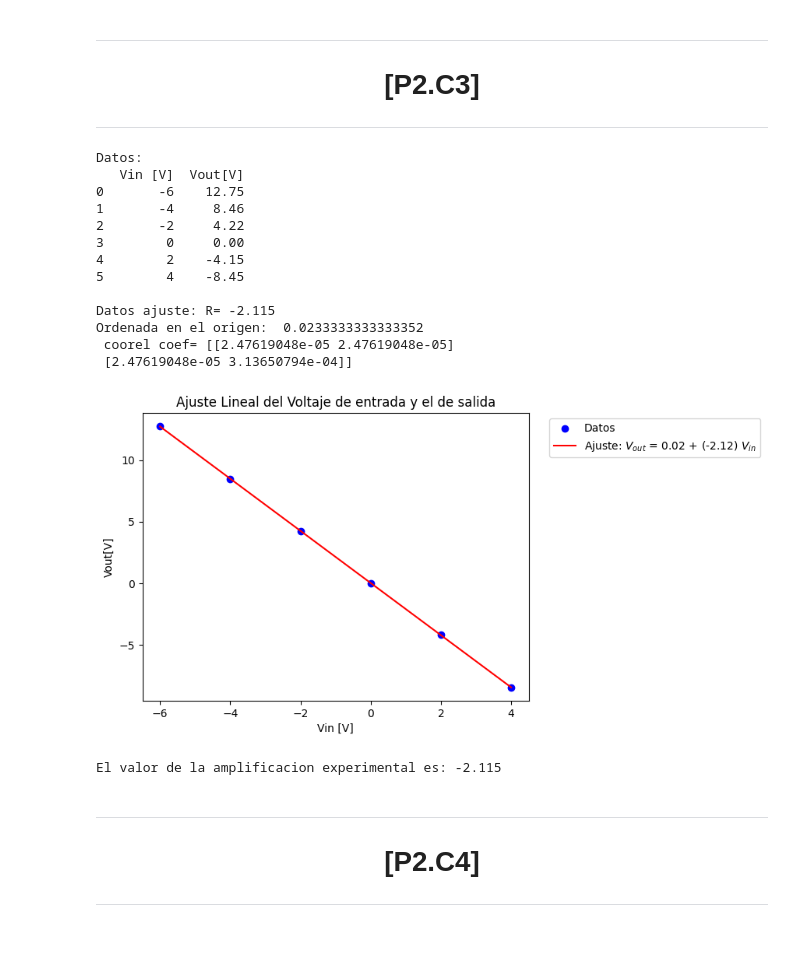
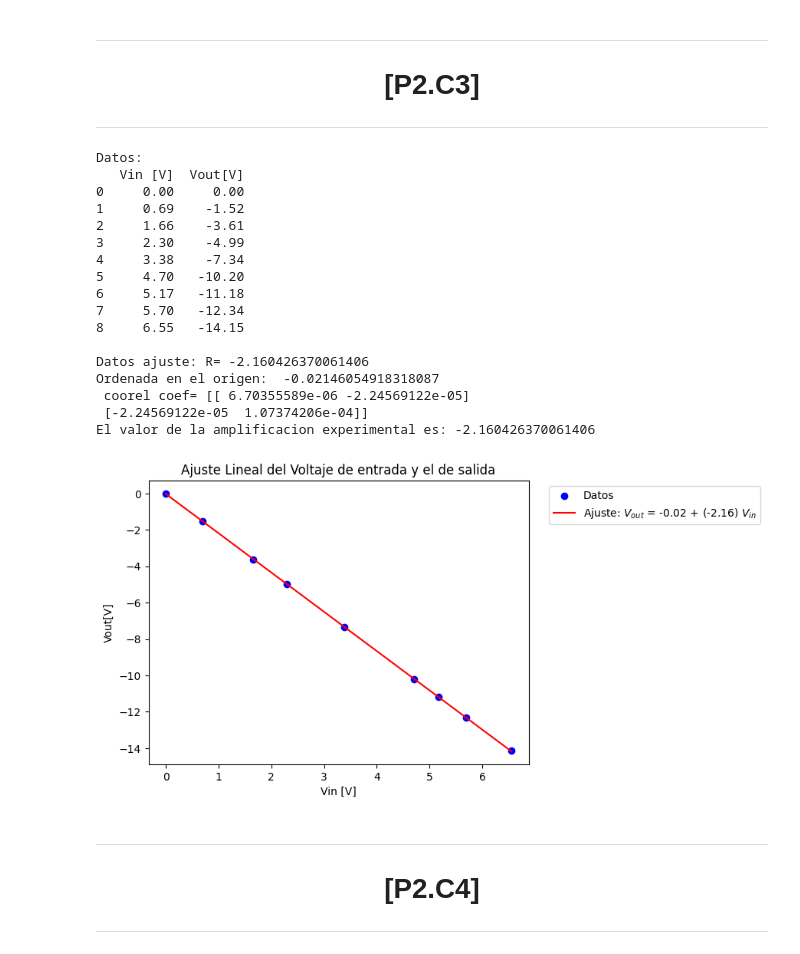
Before and after one commit to WetZap/Practicas-Circuitos, a Jupyter notebook: Practicas/Sesion 2/SegundaSesion.ipynb, the cells around one changed output. Saved outputs shown, nothing was run; the diff lists cells and outputs as text; code cells hidden in the pictures.

```diff
--- a/Practicas/Sesion 2/SegundaSesion.ipynb
+++ b/Practicas/Sesion 2/SegundaSesion.ipynb
@@ -17,7 +17,7 @@ import numpy as np
 from matplotlib import pyplot as plt
 from scipy.optimize import curve_fit
 # %%
-xlsx_name="P2_sesion1_plantillaMedidas.ods"
+xlsx_name="P2_sesion1_plantillaMedidasReal.ods"
 # %%
 def ConverArray3 (lista,lista2,lista3):
     return np.array(lista), np.array(lista2),np.array(lista3)
@@ -65,54 +65,54 @@ VoltajeOutT = DatosTarea1["Vout"].tolist()
 ---
 # %%
 #Limitamos los datos para el ajuste lineal.
-VoltajeIn = VoltajeInT[2:8].copy()
-VoltajeOut = VoltajeOutT[2:8].copy()
-#VoltajeIn = sorted(VoltajeInSor)
-#VoltajeOut = sorted(VoltajeOutSor,reverse=True)
-#print(VoltajeIn)
+VoltajeIn = VoltajeInT[0:9].copy()
+VoltajeOut = VoltajeOutT[0:9].copy()
+
 VoltajeIn,VoltajeOut = ConverArray2(VoltajeIn,VoltajeOut)
 
 #Ponemos los datos en una tabla.
 data = {'Vin [V]': VoltajeIn,
         'Vout[V]': VoltajeOut}
 df = pd.DataFrame(data)
 print(f'Datos:\n{df}\n')
 
 # Realizamos el ajuste lineal con np.polyfit
 print('Datos ajuste: ',end='')
 [slopeinversor, interceptinversor], r = np.polyfit(VoltajeIn,VoltajeOut,deg=1,cov=True)
 print("R=", slopeinversor,"\nOrdenada en el origen: ", interceptinversor,"\n coorel coef=",r)
 
+print(f'El valor de la amplificacion experimental es: {slopeinversor}')
 # Crear una función para la línea ajustada
 def ajuste_lineal(x):
     return interceptinversor + slopeinversor * x
 
 # Graficamos los datos y el ajuste lineal
 plt.scatter(VoltajeIn, VoltajeOut, label='Datos', color='blue')
 plt.plot(VoltajeIn, ajuste_lineal(VoltajeIn), color='red', label=fr'Ajuste: $V_{{out}}$ = {interceptinversor:.2f} + ({slopeinversor:.2f}) $V_{{in}}$')
 plt.xlabel('Vin [V]')
 plt.ylabel('Vout[V]')
 plt.title('Ajuste Lineal del Voltaje de entrada y el de salida')
 plt.legend(bbox_to_anchor=(1.04, 1), loc="upper left")
 plt.show()
-
-print(f'El valor de la amplificacion experimental es: {slopeinversor}')
 # %% [output]
 Datos:
    Vin [V]  Vout[V]
-0       -6    12.75
-1       -4     8.46
-2       -2     4.22
-3        0     0.00
-4        2    -4.15
-5        4    -8.45
+0     0.00     0.00
+1     0.69    -1.52
+2     1.66    -3.61
+3     2.30    -4.99
+4     3.38    -7.34
+5     4.70   -10.20
+6     5.17   -11.18
+7     5.70   -12.34
+8     6.55   -14.15
 
-Datos ajuste: R= -2.115
-Ordenada en el origen:  0.0233333333333352
- coorel coef= [[2.47619048e-05 2.47619048e-05]
- [2.47619048e-05 3.13650794e-04]]
+Datos ajuste: R= -2.160426370061406
+Ordenada en el origen:  -0.02146054918318087
+ coorel coef= [[ 6.70355589e-06 -2.24569122e-05]
+ [-2.24569122e-05  1.07374206e-04]]
+El valor de la amplificacion experimental es: -2.160426370061406
-[figure, old version]
+[figure, new version]
-El valor de la amplificacion experimental es: -2.115
 # %% [markdown]
 ---
 <h1 style="text-align: center;">[P2.C4]</h1>
```
Also changed, not shown: parts of 19 cells of this notebook, 3 other files.
